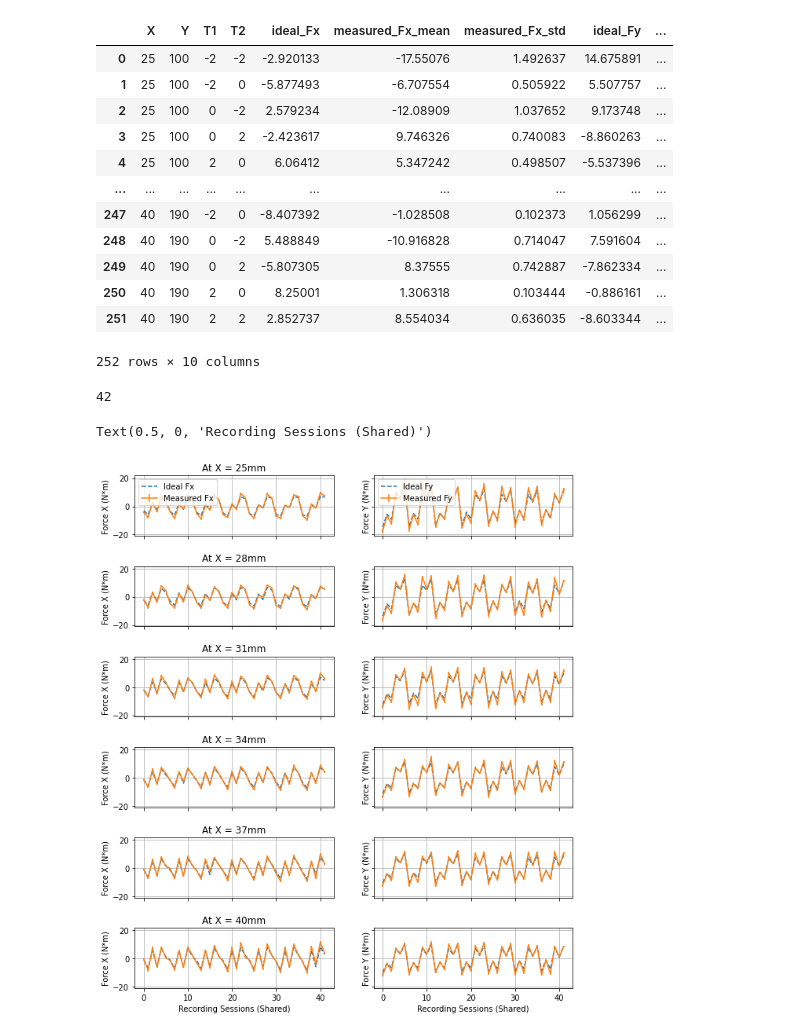
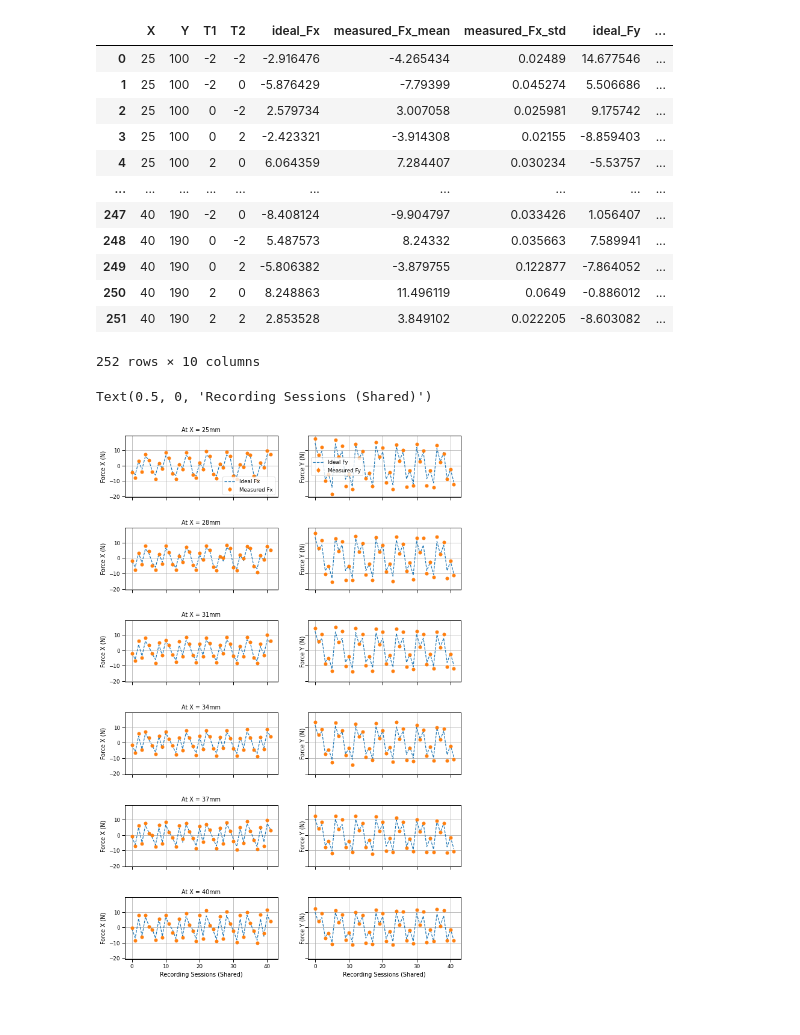
Before and after one commit to AndyBestIsBored/Desktop_Rehab, a Jupyter notebook: all new all different.ipynb, the cells around one changed output. Cells and saved outputs as stored; diff of their text form; code cells hidden in the pictures.

```diff
--- a/all new all different.ipynb
+++ b/all new all different.ipynb
@@ -15,13 +15,15 @@ def __get_torque(token):
     return [name[:1], name[1:]]
 # %%
 DIRECTORY = "Record_Data\T2"
+crop_num = 30
+
 folders = []
 for name in os.listdir(DIRECTORY):
     if name[0] == "X": folders.append(name)
 
-columns = ["X", "Y", "T1", "T2", "ideal_Fx", "measured_Fx_mean","measured_Fx_std",
+columns_summary = ["X", "Y", "T1", "T2", "ideal_Fx", "measured_Fx_mean","measured_Fx_std",
            "ideal_Fy", "measured_Fy_mean", "measured_Fy_std"]
-df_all = pd.DataFrame(columns=columns)
+df_summary = pd.DataFrame(columns=columns_summary)
 
 for folder in folders:
     folder_directory = os.path.join(DIRECTORY, folder)
@@ -33,74 +35,69 @@ for folder in folders:
         file_name_tokens = file.split("_")
         y_label = int(file_name_tokens[0][1:])
         T1_label, T2_label = __get_torque(file_name_tokens[1])
-        file_df = pd.read_csv(file_directory)
+        file_df = pd.read_csv(file_directory)[crop_num//2:-crop_num//2]
         ideal_Fx_label = file_df["Fx"].mean()
-        measured_Fx_mean_label = file_df["Fx_Mea"].mean()
-        measured_Fx_std_label = file_df["Fx_Mea"].std()
+        measured_Fx_mean_label = file_df["Fy_Mea"].mean()
+        measured_Fx_std_label = file_df["Fy_Mea"].std()
 
         ideal_Fy_label = file_df["Fy"].mean()
-        measured_Fy_mean_label = file_df["Fy_Mea"].mean()
-        measured_Fy_std_label = file_df["Fy_Mea"].std()
+        measured_Fy_mean_label = -file_df["Fx_Mea"].mean()
+        measured_Fy_std_label = file_df["Fx_Mea"].std()
 
-        new_row = {"X": x_label, "Y": y_label, "T1": T1_label, "T2": T2_label,
+        new_row_summary = {"X": x_label, "Y": y_label, "T1": T1_label, "T2": T2_label,
         "ideal_Fx": ideal_Fx_label, "measured_Fx_mean": measured_Fx_mean_label,
         "measured_Fx_std": measured_Fx_std_label, "ideal_Fy": ideal_Fy_label,
         "measured_Fy_mean": measured_Fy_mean_label,
         "measured_Fy_std": measured_Fy_std_label}
 
-        df_all = pd.concat([df_all, pd.DataFrame([new_row])], ignore_index=True)
+        df_summary = pd.concat([df_summary, pd.DataFrame([new_row_summary])], ignore_index=True)
 
-df_all
+df_summary
 # %% [output]
 |  | X | Y | T1 | T2 | ideal_Fx | measured_Fx_mean | measured_Fx_std | ideal_Fy | ... |
-| 0 | 25 | 100 | -2 | -2 | -2.920133 | -17.55076 | 1.492637 | 14.675891 | ... |
-| 1 | 25 | 100 | -2 | 0 | -5.877493 | -6.707554 | 0.505922 | 5.507757 | ... |
-| 2 | 25 | 100 | 0 | -2 | 2.579234 | -12.08909 | 1.037652 | 9.173748 | ... |
-| 3 | 25 | 100 | 0 | 2 | -2.423617 | 9.746326 | 0.740083 | -8.860263 | ... |
-| 4 | 25 | 100 | 2 | 0 | 6.06412 | 5.347242 | 0.498507 | -5.537396 | ... |
+| 0 | 25 | 100 | -2 | -2 | -2.916476 | -4.265434 | 0.02489 | 14.677546 | ... |
+| 1 | 25 | 100 | -2 | 0 | -5.876429 | -7.79399 | 0.045274 | 5.506686 | ... |
+| 2 | 25 | 100 | 0 | -2 | 2.579734 | 3.007058 | 0.025981 | 9.175742 | ... |
+| 3 | 25 | 100 | 0 | 2 | -2.423321 | -3.914308 | 0.02155 | -8.859403 | ... |
+| 4 | 25 | 100 | 2 | 0 | 6.064359 | 7.284407 | 0.030234 | -5.53757 | ... |
 | ... | ... | ... | ... | ... | ... | ... | ... | ... | ... |
-| 247 | 40 | 190 | -2 | 0 | -8.407392 | -1.028508 | 0.102373 | 1.056299 | ... |
-| 248 | 40 | 190 | 0 | -2 | 5.488849 | -10.916828 | 0.714047 | 7.591604 | ... |
-| 249 | 40 | 190 | 0 | 2 | -5.807305 | 8.37555 | 0.742887 | -7.862334 | ... |
-| 250 | 40 | 190 | 2 | 0 | 8.25001 | 1.306318 | 0.103444 | -0.886161 | ... |
-| 251 | 40 | 190 | 2 | 2 | 2.852737 | 8.554034 | 0.636035 | -8.603344 | ... |
+| 247 | 40 | 190 | -2 | 0 | -8.408124 | -9.904797 | 0.033426 | 1.056407 | ... |
+| 248 | 40 | 190 | 0 | -2 | 5.487573 | 8.24332 | 0.035663 | 7.589941 | ... |
+| 249 | 40 | 190 | 0 | 2 | -5.806382 | -3.879755 | 0.122877 | -7.864052 | ... |
+| 250 | 40 | 190 | 2 | 0 | 8.248863 | 11.496119 | 0.0649 | -0.886012 | ... |
+| 251 | 40 | 190 | 2 | 2 | 2.853528 | 3.849102 | 0.022205 | -8.603082 | ... |
 252 rows × 10 columns
-# %%
-test_df = df_all[df_all["X"] == 40]
-test_df.shape[0]
-# %% [output]
-42
 # %%
 ncols = 2
 
-x_positions = df_all["X"].unique()
+x_positions = df_summary["X"].unique()
 nrows = len(x_positions)
 
-fig, axes = plt.subplots(nrows=nrows, ncols=ncols, figsize=(10, 12), sharex='col', sharey=True,
+fig, axes = plt.subplots(nrows=nrows, ncols=ncols, figsize=(10, 16), sharex='col', sharey=True,
                          gridspec_kw={'hspace': 0.5})
 
 for i in range(len(x_positions)):
     position = x_positions[i]
-    filtered_df = df_all[df_all["X"] == position]
+    filtered_df = df_summary[df_summary["X"] == position]
 
     axes[i, 0].plot(range(filtered_df.shape[0]), filtered_df["ideal_Fx"], linestyle="--", label="Ideal Fx")
-    axes[i, 0].errorbar(range(filtered_df.shape[0]), filtered_df["measured_Fy_mean"], yerr=filtered_df["measured_Fy_std"], label="Measured Fx")
+    axes[i, 0].errorbar(range(filtered_df.shape[0]), filtered_df["measured_Fx_mean"], yerr=filtered_df["measured_Fx_std"], fmt="o", markersize=5,label="Measured Fx")
     # axes[i, 0].errorbar(range(filtered_df.shape[0]), filtered_df["measured_Fx_mean"], yerr=filtered_df["measured_Fx_std"])
     axes[i, 0].grid(True)
-    axes[i, 0].set_ylabel(f'Force X (N*m)')
+    axes[i, 0].set_ylabel(f'Force X (N)')
 
-    axes[i, 1].plot(range(filtered_df.shape[0]), -filtered_df["ideal_Fy"], linestyle="--", label="Ideal Fy")
-    axes[i, 1].errorbar(range(filtered_df.shape[0]), filtered_df["measured_Fx_mean"], yerr=filtered_df["measured_Fx_std"], label="Measured Fy")
+    axes[i, 1].plot(range(filtered_df.shape[0]), filtered_df["ideal_Fy"], linestyle="--", label="Ideal Fy")
+    axes[i, 1].errorbar(range(filtered_df.shape[0]), filtered_df["measured_Fy_mean"], yerr=filtered_df["measured_Fy_std"], fmt="o", markersize=5, label="Measured Fy")
     # axes[i, 1].errorbar(range(filtered_df.shape[0]), filtered_df["measured_Fy_mean"], yerr=filtered_df["measured_Fy_std"])
     axes[i, 1].grid(True)
-    axes[i, 1].set_ylabel(f'Force Y (N*m)')\
+    axes[i, 1].set_ylabel(f'Force Y (N)')
 
     axes[i, 0].set_title(f"At X = {x_positions[i]}mm")
 
-axes[0,0].legend()
-axes[0,1].legend()
+axes[0,0].legend(loc='best')
+axes[0,1].legend(loc='best')
 axes[nrows-1, 0].set_xlabel('Recording Sessions (Shared)')
 axes[nrows-1, 1].set_xlabel('Recording Sessions (Shared)')
 # %% [output]
 Text(0.5, 0, 'Recording Sessions (Shared)')
-[figure, old version]
+[figure, new version]
```
Also changed, not shown: parts of 5 cells of this notebook.
